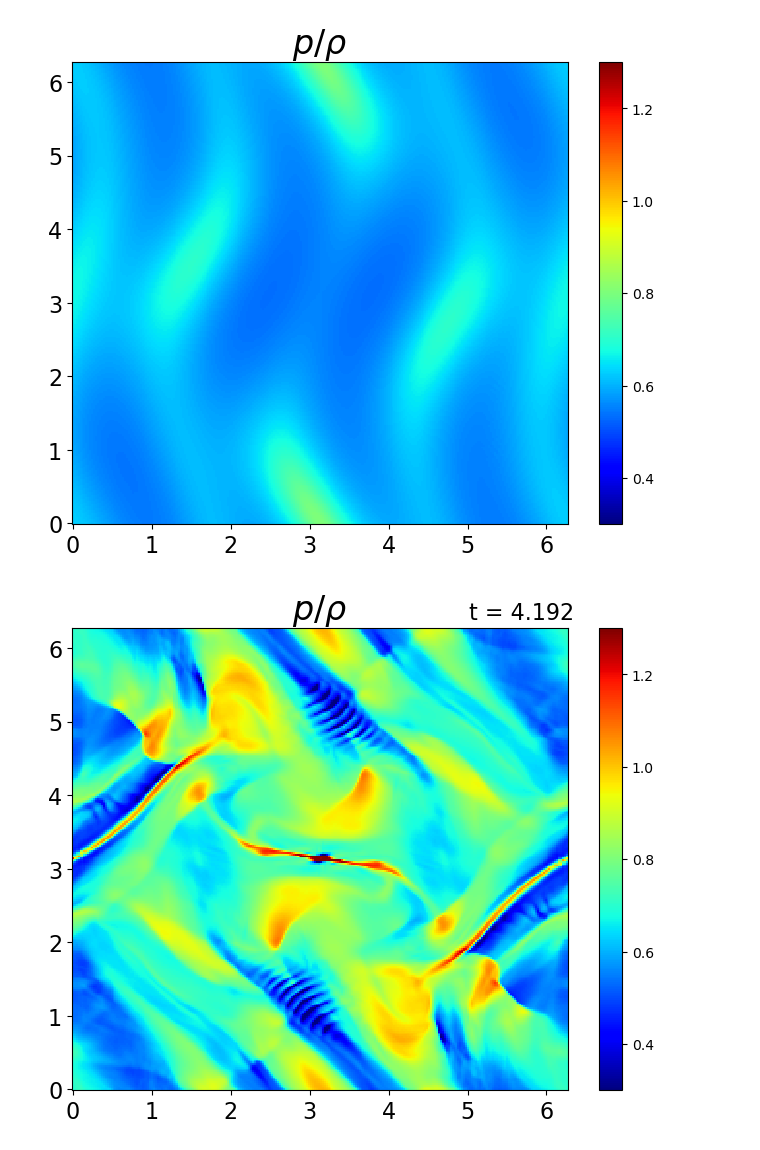
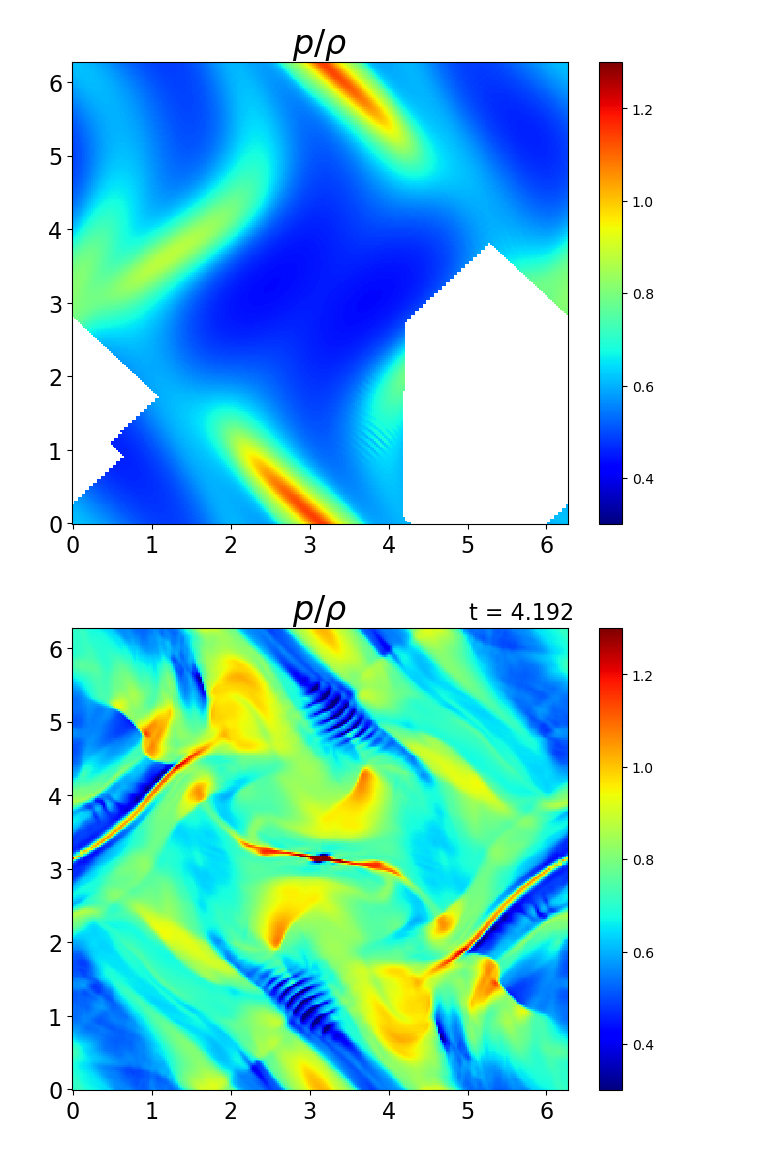
Before and after one commit to keita-akutagawa/IdealMHD_cpp, a Jupyter notebook: examples_2D/orszag_tang/orszag_tang_without_divB_cleaner.ipynb, the cells around one changed output. Drawn from its saved outputs; the diff is of its cells as text; code cells hidden in the pictures.

```diff
--- a/examples_2D/orszag_tang/orszag_tang_without_divB_cleaner.ipynb
+++ b/examples_2D/orszag_tang/orszag_tang_without_divB_cleaner.ipynb
@@ -44,30 +44,30 @@ G_bar = np.zeros(G.shape)
 # %%
 fig = plt.figure(figsize=(8, 6))
 ax1 = fig.add_subplot(111)
 
-step = 100
+step = 200
 U = np.loadtxt(f"results/orszag_tang_{step}.txt", delimiter=',').reshape(8, nx, ny)
 rho = U[0, :, :]
 u = U[1, :, :] / rho
 v = U[2, :, :] / rho
 w = U[3, :, :] / rho
 Bx = U[4, :, :]
 By = U[5, :, :]
 Bz = U[6, :, :]
 e = U[7, :, :]
 p = (gamma-1) * (e - rho*(u**2+v**2+w**2)/2 - (Bx**2+By**2+Bz**2)/2)
 magnetic_pressure = 1/2 * (Bx**2+By**2+Bz**2)
 pT = p + magnetic_pressure
 
 contour = ax1.pcolormesh(X, Y, (p/rho).T, vmin=0.3, vmax=1.3, cmap='jet')
 cbar = plt.colorbar(contour, ax=ax1)
 
 ax1.set_title(r"$p/\rho$", fontsize=24)
 #ax1.text(0.8, 1.02, f"t = {log[int(step/10)][1]:.3f}", transform=ax1.transAxes, fontsize=16)
 ax1.tick_params(labelsize=16)
 plt.show()
 # %% [output]
-[figure, old version]
+[figure, new version]
 # %%
 fig = plt.figure(figsize=(8, 6))
 ax1 = fig.add_subplot(111)
```
Also changed, not shown: 2 other files.
